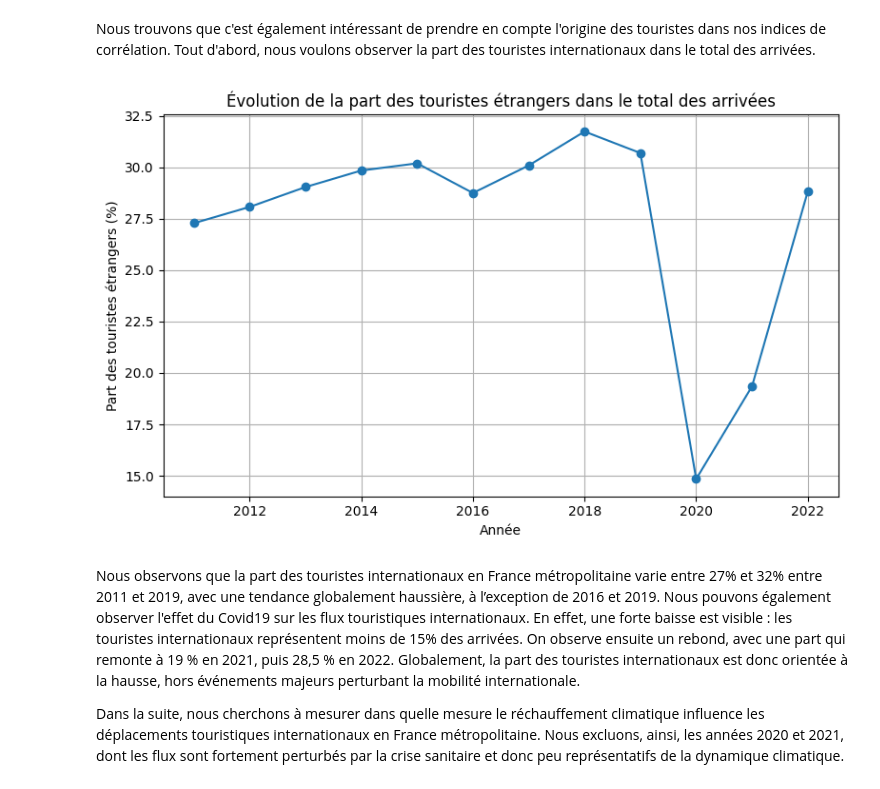
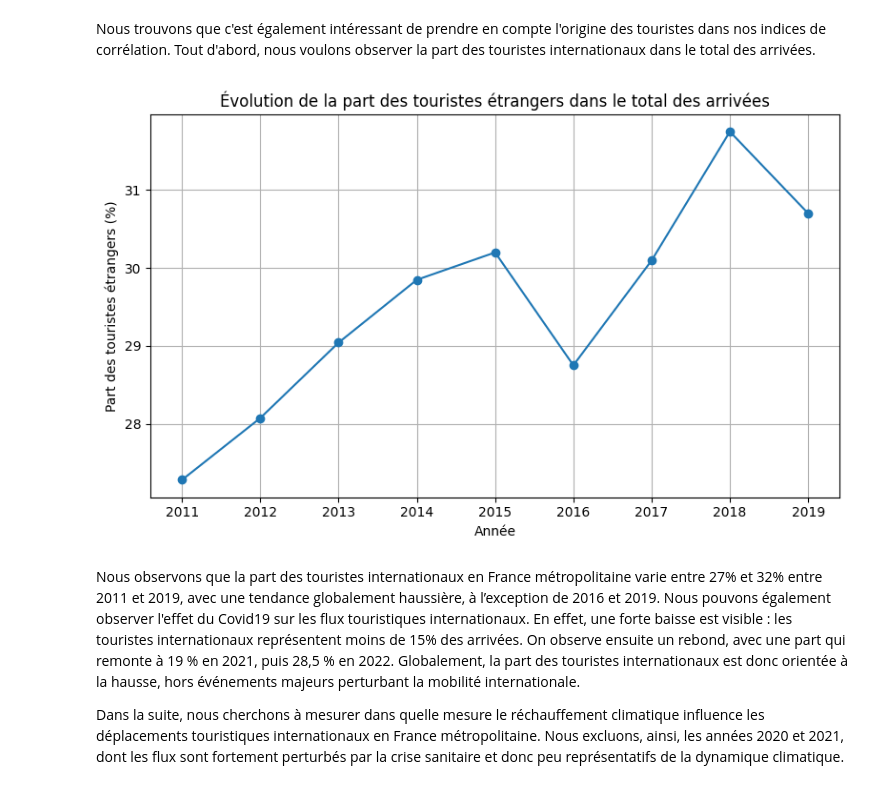
Before and after one commit to Manonchvllr/Project, a Jupyter notebook: rapport.ipynb, the cells around one changed output. Saved outputs shown, nothing was run; the diff lists cells and outputs as text; code cells hidden in the pictures.

```diff
--- a/rapport.ipynb
+++ b/rapport.ipynb
@@ -204,4 +204,6 @@ On observe que les arrivées touristiques sont manquantes pour la période du Co
 # %%
 df = df.loc[df["AAAA"] < 2020]
 df.to_csv("base.csv")
-print(df.tail())
+
+df2 = data_3.loc[data_3["AAAA"] < 2020]
+df2.to_csv("base_origine_touristes.csv")
@@ -935,38 +940,38 @@ cartes.mise_en_forme_carte(
 # %% [markdown]
 Nous trouvons que c'est également intéressant de prendre en compte l'origine des touristes dans nos indices de corrélation. Tout d'abord, nous voulons observer la part des touristes internationaux dans le total des arrivées.
 # %%
-tour = data_3.copy()
+tour = df2.copy()
 
 # 1. On agrège par année et origine du touriste
 agg = (
     tour
     .groupby(["AAAA", "TOUR_RESID"], as_index=False)["OBS_VALUE_CORR"]
     .sum()
 )
 
 # 2. On met France / Étranger en colonnes
 pivot = agg.pivot(index="AAAA", columns="TOUR_RESID", values="OBS_VALUE_CORR")
 
 # Sécuriser les noms de colonnes (accents ou pas selon ta base)
 pivot = pivot.rename(columns={
     "Étranger": "etranger",
     "France": "france"
 })
 
 # 3. Part des étrangers dans le total par année
 pivot["part_etrangers"] = pivot["etranger"] / (pivot["etranger"] + pivot["france"])
 
 # 4. Tracé de la courbe
 plt.figure(figsize=(8, 5))
 plt.plot(pivot.index, 100 * pivot["part_etrangers"], marker="o")
 plt.xlabel("Année")
 plt.ylabel("Part des touristes étrangers (%)")
 plt.title("Évolution de la part des touristes étrangers dans le total des arrivées")
 plt.grid(True)
 plt.tight_layout()
 plt.show()
 # %% [output]
-[figure, old version]
+[figure, new version]
 # %% [markdown]
 Nous observons que la part des touristes internationaux en France métropolitaine varie entre 27% et 32% entre 2011 et 2019, avec une tendance globalement haussière, à l’exception de 2016 et 2019.
 Nous pouvons également observer l'effet du Covid19 sur les flux touristiques internationaux. En effet, une forte baisse est visible : les touristes internationaux représentent moins de 15% des arrivées. On observe ensuite un rebond, avec une part qui remonte à 19 % en 2021, puis 28,5 % en 2022.
```
Also changed, not shown: parts of 34 cells of this notebook.
